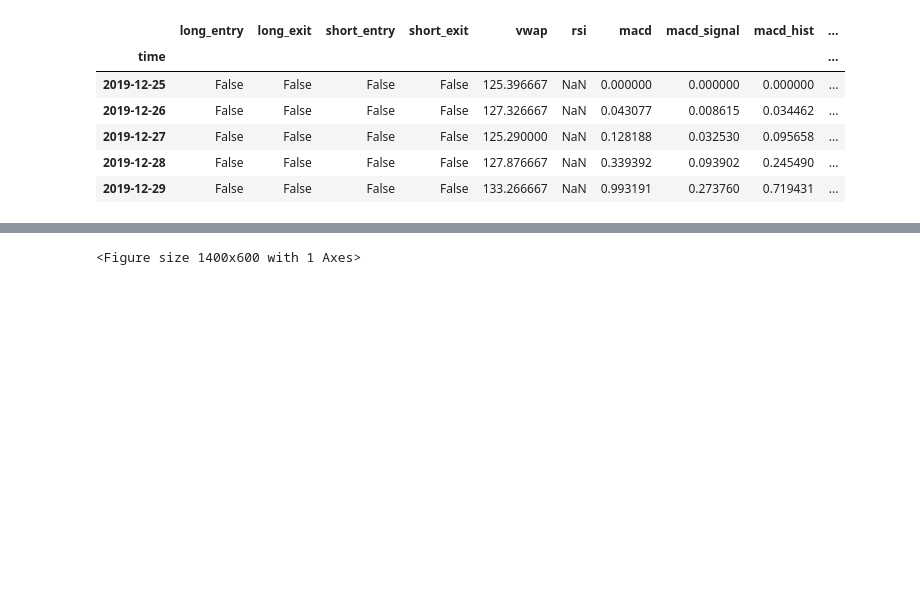
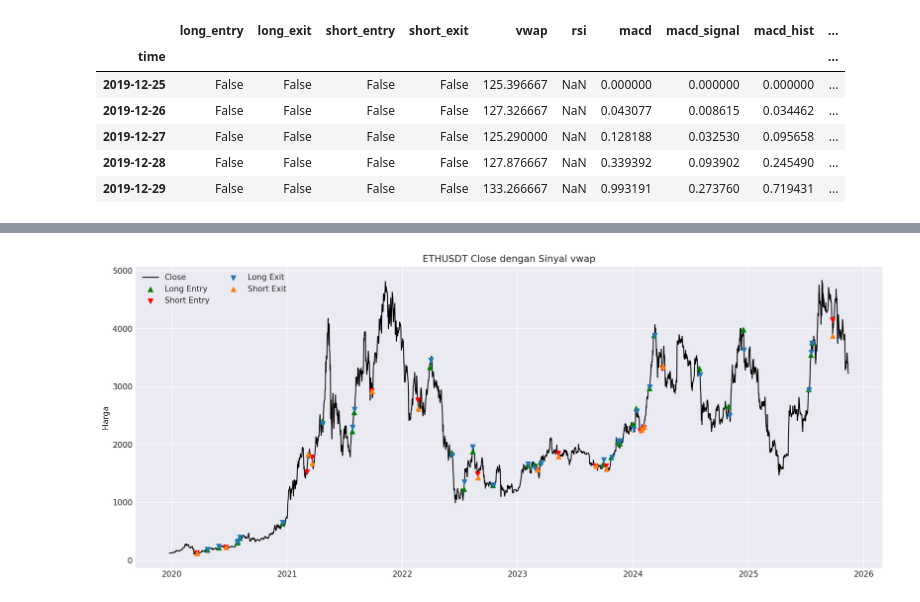
Before and after one commit to amri-qrypto/backtest-indicator, a Jupyter notebook: notebooks/backtest-strategy.ipynb, the cells around one changed output, grey strips where cells are left out. Cells and saved outputs as stored; diff of their text form; code cells hidden in the pictures; blank space fills up the shorter version.

```diff
--- a/notebooks/backtest-strategy.ipynb
+++ b/notebooks/backtest-strategy.ipynb
@@ -167,35 +187,39 @@ Ringkasan trade:
 def _as_bool(series: pd.Series | None) -> pd.Series:
     if series is None:
         return pd.Series(False, index=data.index)
     aligned = series.reindex(data.index)
     return aligned.fillna(False).astype(bool)
 
 close_prices = data[PRICE_COLUMN]
 long_entries = _as_bool(signals.get('long_entry'))
 long_exits = _as_bool(signals.get('long_exit'))
 short_entries = _as_bool(signals.get('short_entry'))
 short_exits = _as_bool(signals.get('short_exit'))
 
 fig, ax = plt.subplots(figsize=(14, 6))
 ax.plot(close_prices.index, close_prices, label='Close', color='black', linewidth=1.2)
 
 if long_entries.any():
     ax.scatter(close_prices.index[long_entries], close_prices[long_entries], marker='^', color='green', label='Long Entry', zorder=5)
 if short_entries.any():
     ax.scatter(close_prices.index[short_entries], close_prices[short_entries], marker='v', color='red', label='Short Entry', zorder=5)
 if long_exits.any():
     ax.scatter(close_prices.index[long_exits], close_prices[long_exits], marker='v', color='tab:blue', label='Long Exit', zorder=6)
 if short_exits.any():
     ax.scatter(close_prices.index[short_exits], close_prices[short_exits], marker='^', color='tab:orange', label='Short Exit', zorder=6)
 
 ax.set_title(f'{ASSET_SYMBOL} Close dengan Sinyal {STRATEGY_NAME}')
 ax.set_ylabel('Harga')
 ax.legend(loc='upper left', ncol=2)
 fig.tight_layout()
-display(fig)
+
+buffer = io.BytesIO()
+fig.savefig(buffer, format='png', dpi=150, bbox_inches='tight')
+buffer.seek(0)
+display(Image(data=buffer.read()))
 plt.close(fig)
 # %% [output]
-<Figure size 1400x600 with 1 Axes>
+[figure, added]
 # %%
 fig, ax = plt.subplots(figsize=(14, 4))
 ax.plot(outputs.results.index, outputs.results['equity_curve'], color='C4', label='Equity Curve')
```
Also changed, not shown: parts of 5 cells of this notebook.
